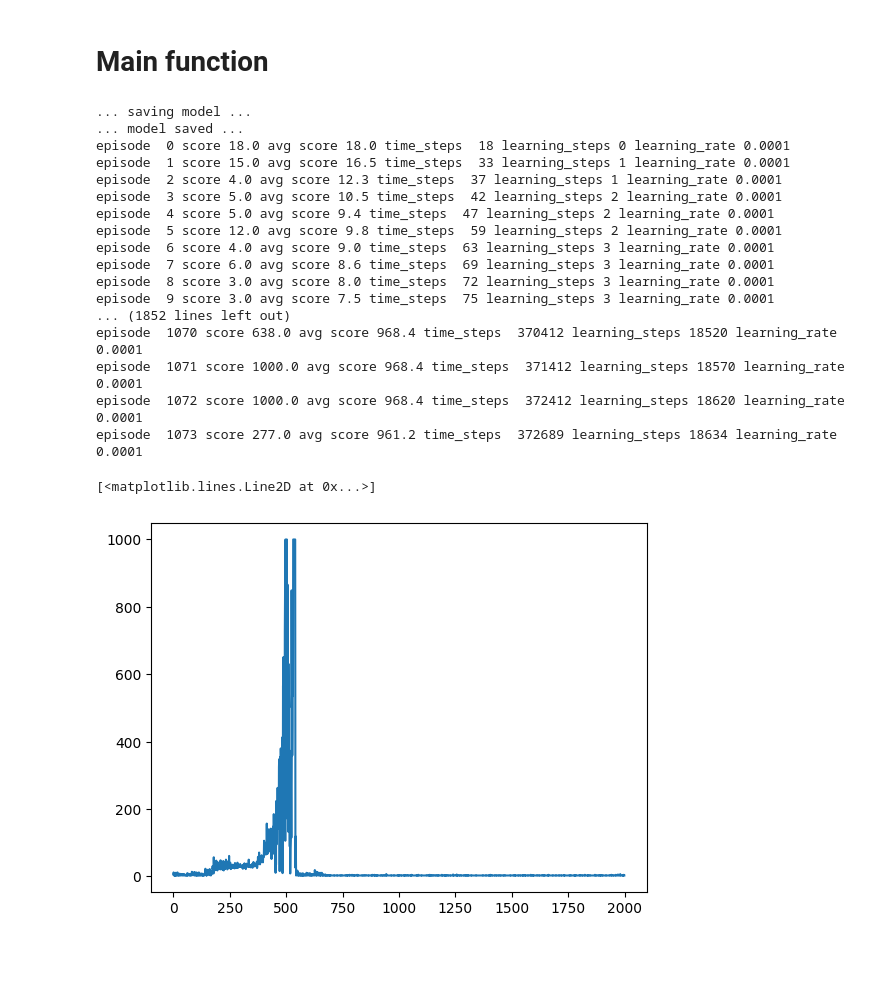
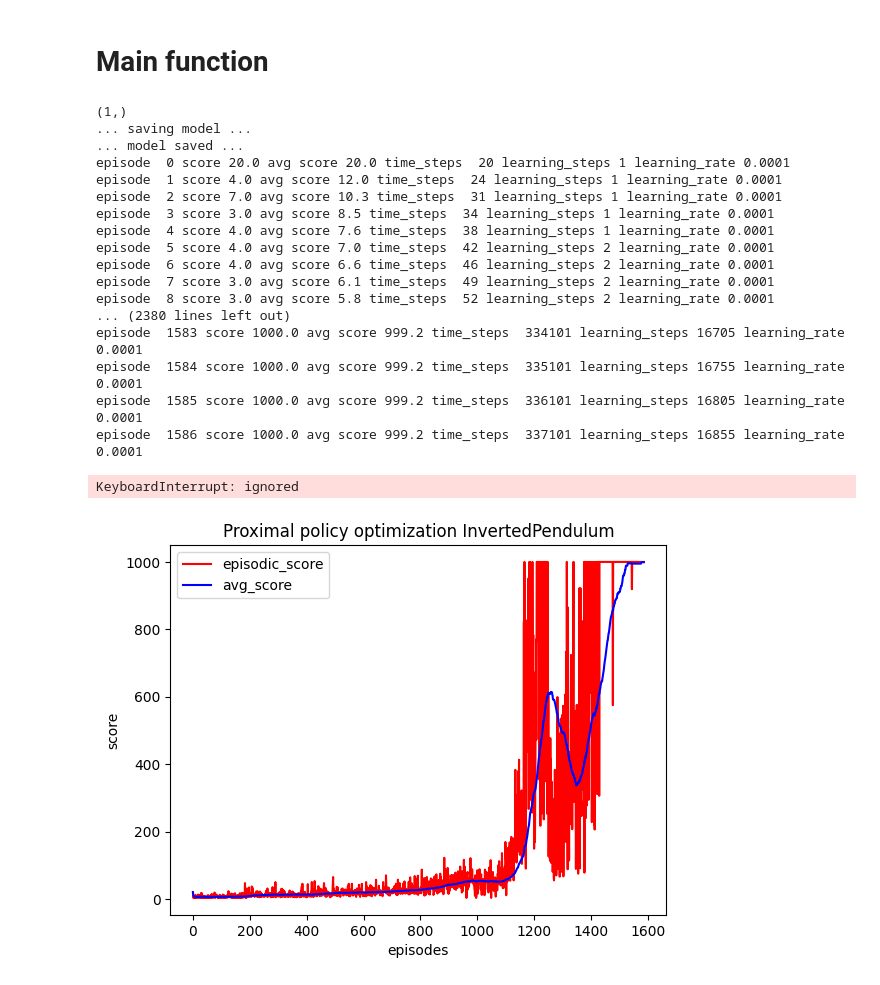
Before and after one commit to yokomaz/Reinforcement-Learning, a Jupyter notebook: Proximal_policy_optimization_InvertedPendulum_MuJoCo_11core_implement.ipynb, the cells around one changed output. Drawn from its saved outputs; the diff is of its cells as text; code cells hidden in the pictures; blank space fills up the shorter version.

```diff
--- a/Proximal_policy_optimization_InvertedPendulum_MuJoCo_11core_implement.ipynb
+++ b/Proximal_policy_optimization_InvertedPendulum_MuJoCo_11core_implement.ipynb
@@ -99,7 +100,7 @@ class PPOMemory:
 # Actor Network
 # %%
 class actorNetwork(nn.Module):
-  def __init__(self, input_dims, learning_rate, fc1_dims=128, fc2_dims=64, chkpt_dir='ppo'):
+  def __init__(self, input_dims, output_dims, learning_rate, fc1_dims=128, fc2_dims=64, chkpt_dir='ppo'):
     super(actorNetwork, self).__init__()
 
     self.checkPoint_file = os.path.join(chkpt_dir, 'actor_torch_ppo')
@@ -109,13 +110,13 @@ class actorNetwork(nn.Module):
         nn.Tanh(),
         self.layer_init(nn.Linear(fc1_dims, fc2_dims)),
         nn.Tanh(),
-        self.layer_init(nn.Linear(fc2_dims, 1), std=0.01),
+        self.layer_init(nn.Linear(fc2_dims, *output_dims), std=0.01),
     )
 
     self.optimizer = optim.Adam(self.actor.parameters(), lr=learning_rate, eps=1e-5)
     self.device = T.device('cuda:0' if T.cuda.is_available() else 'cpu')
     self.to(self.device)
-    self.sigma = nn.Parameter(T.zeros(1, 1))
+    self.sigma = nn.Parameter(T.zeros(1, *output_dims))
 
   def layer_init(self, layer, std=np.sqrt(2), bias_const=0.0):
     nn.init.orthogonal_(layer.weight, std)
@@ -134,6 +135,7 @@ class actorNetwork(nn.Module):
     return mu, sigma
 
   def save_checkpoint(self):
+    # T.save(self.state_dict(), self.checkPoint_file)
     T.save(self.state_dict(), self.checkPoint_file)
 
   def load_checkpoint(self):
@@ -178,13 +180,13 @@ class criticNetwork(nn.Module):
 # %%
 from torch.distributions import independent
 class Agent:
-  def __init__(self, input_dims, gamma=0.99, learning_rate=3e-4, gae_lambda=0.95, policy_clip=0.2, batch_size=64, N=2048, n_epochs=10):
+  def __init__(self, input_dims, output_dims, gamma=0.99, learning_rate=3e-4, gae_lambda=0.95, policy_clip=0.2, batch_size=64, N=2048, n_epochs=10):
     self.gamma = gamma
     self.policy_clip = policy_clip
     self.n_epochs = n_epochs
     self.gea_lambda = gae_lambda
 
-    self.actor = actorNetwork(input_dims, learning_rate)
+    self.actor = actorNetwork(input_dims, output_dims, learning_rate)
     self.critic = criticNetwork(input_dims, learning_rate)
     self.memory = PPOMemory(batch_size)
     self.total_loss = []
@@ -219,11 +221,11 @@ class Agent:
     action = action_distribution.sample(sample_shape=T.Size([1]))
 
     # Calcul the probs
-    log_prob = action_distribution.log_prob(action).to(self.actor.device) # .sum(1)
+    log_prob = action_distribution.log_prob(action).to(self.actor.device).sum(1)
     # probs = T.exp(log_prob)
     # probs = action_distribution.log_prob(action).to(self.actor.device)
 
-    # Limit action from [-3, 3]
+    # Limit action from [-3, +3]
     action = T.tanh(action) * 3
 
     value = self.critic(state)
@@ -350,17 +352,20 @@ if __name__ == '__main__':
   batch_size = 5
   n_epochs = 4
   learning_rate = 1e-4
-  agent = Agent(input_dims=env.observation_space.shape, batch_size=batch_size, learning_rate=learning_rate, n_epochs=n_epochs)
-  n_games = 4000
+  print(env.action_space.shape)
+  agent = Agent(input_dims=env.observation_space.shape, output_dims=env.action_space.shape, batch_size=batch_size, learning_rate=learning_rate, n_epochs=n_epochs)
+  n_games = 2000
   figure_file = 'plots/' + env_name + '.png'
 
   best_score = env.reward_range[0]
   score_history = []
+  avg_history = []
 
   learn_iters = 0
   avg_score = 0
   n_steps = 0
   total_timestep = 3000000
+
   for i in range(n_games):
     observation, _ = env.reset()
     done = False
@@ -391,7 +396,7 @@ if __name__ == '__main__':
 
     score_history.append(score)
     avg_score = np.mean(score_history[-100:])
-    # avg_score_history.append(avg_score)
+    avg_history.append(avg_score)
 
     if avg_score > best_score:
       best_score = avg_score
@@ -406,27 +411,35 @@ if __name__ == '__main__':
     plot_learning_curve(x, score_history, figure_file)
     """
 # %% [output]
+(1,)
 ... saving model ...
 ... model saved ...
-episode  0 score 18.0 avg score 18.0 time_steps  18 learning_steps 0 learning_rate 0.0001
-episode  1 score 15.0 avg score 16.5 time_steps  33 learning_steps 1 learning_rate 0.0001
-episode  2 score 4.0 avg score 12.3 time_steps  37 learning_steps 1 learning_rate 0.0001
-episode  3 score 5.0 avg score 10.5 time_steps  42 learning_steps 2 learning_rate 0.0001
-episode  4 score 5.0 avg score 9.4 time_steps  47 learning_steps 2 learning_rate 0.0001
-episode  5 score 12.0 avg score 9.8 time_steps  59 learning_steps 2 learning_rate 0.0001
-episode  6 score 4.0 avg score 9.0 time_steps  63 learning_steps 3 learning_rate 0.0001
-episode  7 score 6.0 avg score 8.6 time_steps  69 learning_steps 3 learning_rate 0.0001
-episode  8 score 3.0 avg score 8.0 time_steps  72 learning_steps 3 learning_rate 0.0001
-episode  9 score 3.0 avg score 7.5 time_steps  75 learning_steps 3 learning_rate 0.0001
-... (1852 lines left out)
-episode  1070 score 638.0 avg score 968.4 time_steps  370412 learning_steps 18520 learning_rate 0.0001
-episode  1071 score 1000.0 avg score 968.4 time_steps  371412 learning_steps 18570 learning_rate 0.0001
-episode  1072 score 1000.0 avg score 968.4 time_steps  372412 learning_steps 18620 learning_rate 0.0001
-episode  1073 score 277.0 avg score 961.2 time_steps  372689 learning_steps 18634 learning_rate 0.0001
+episode  0 score 20.0 avg score 20.0 time_steps  20 learning_steps 1 learning_rate 0.0001
+episode  1 score 4.0 avg score 12.0 time_steps  24 learning_steps 1 learning_rate 0.0001
+episode  2 score 7.0 avg score 10.3 time_steps  31 learning_steps 1 learning_rate 0.0001
+episode  3 score 3.0 avg score 8.5 time_steps  34 learning_steps 1 learning_rate 0.0001
+episode  4 score 4.0 avg score 7.6 time_steps  38 learning_steps 1 learning_rate 0.0001
+episode  5 score 4.0 avg score 7.0 time_steps  42 learning_steps 2 learning_rate 0.0001
+episode  6 score 4.0 avg score 6.6 time_steps  46 learning_steps 2 learning_rate 0.0001
+episode  7 score 3.0 avg score 6.1 time_steps  49 learning_steps 2 learning_rate 0.0001
+episode  8 score 3.0 avg score 5.8 time_steps  52 learning_steps 2 learning_rate 0.0001
+... (2380 lines left out)
+episode  1583 score 1000.0 avg score 999.2 time_steps  334101 learning_steps 16705 learning_rate 0.0001
+episode  1584 score 1000.0 avg score 999.2 time_steps  335101 learning_steps 16755 learning_rate 0.0001
+episode  1585 score 1000.0 avg score 999.2 time_steps  336101 learning_steps 16805 learning_rate 0.0001
+episode  1586 score 1000.0 avg score 999.2 time_steps  337101 learning_steps 16855 learning_rate 0.0001
+KeyboardInterrupt: ignored
-# %%
-import matplotlib.pyplot as plt
-x = np.arange(len(score_history))
-plt.plot(x, score_history)
-# %% [output]
-[<matplotlib.lines.Line2D at 0x...>]
-[figure, removed]
+# %%
+import matplotlib.pyplot as plt
+x = np.arange(len(avg_history))
+fig, ax = plt.subplots()
+plt.plot(x, score_history, color='red', label='episodic_score')
+plt.plot(x, avg_history, color='blue', label='avg_score')
+ax.set_xlabel('episodes')
+ax.set_ylabel('score')
+ax.legend()
+plt.title('Proximal policy optimization InvertedPendulum')
+plt.show()
+fig.savefig('Proximal policy optimization InvertedPendulum', dpi=300)
+# %% [output]
+[figure, added]
```
Also changed, not shown: parts of 1 cell of this notebook.
